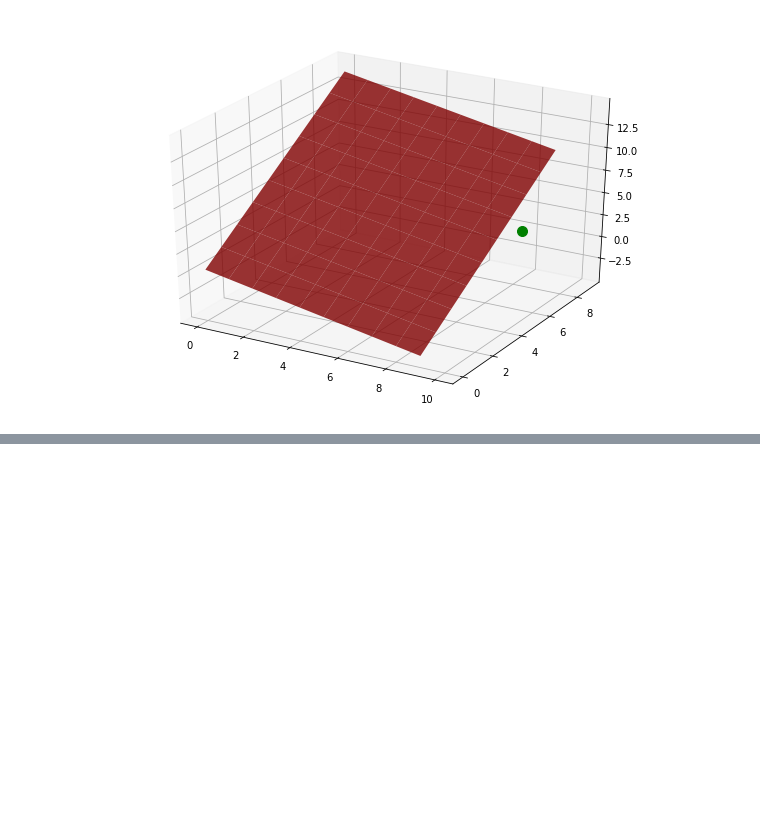
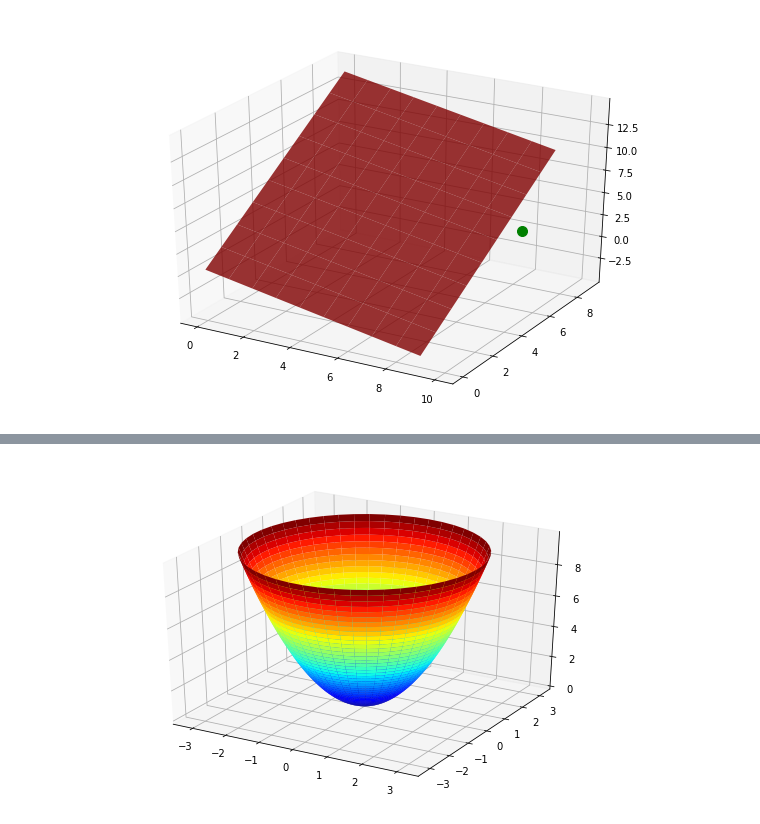
Before and after one commit to Tatjana-pmf/matematicki_-softver_dz, a Jupyter notebook: 1.dz.matsoft.ipynb, the cells around one changed output, grey strips where cells are left out. Cells and saved outputs as stored; diff of their text form; code cells hidden in the pictures; blank space fills up the shorter version.

```diff
--- a/1.dz.matsoft.ipynb
+++ b/1.dz.matsoft.ipynb
@@ -537,0 +540,14 @@ images = []
+# %%
+def hiper_vector(a,b,c):
+    ph=np.linspace(0,2*np.pi)
+    the=np.linspace(0,np.pi)
+    x=np.array([a*np.cos(ph)*the0 for the0 in the])
+    y=np.array([b*np.sin(ph)*the0 for the0 in the])
+    z=(x**2 + y**2)*c
+    return x,y,z
+s=hiper_vector(1,1,1)
+plt3d = plt.figure(figsize=(9,6)).gca(projection='3d')
+plt3d.plot_surface(*s, linewidth=10,cmap=cm.jet,shade=True)
+plt.show()
+# %% [output]
+[figure, added]
```
Also changed, not shown: parts of 46 cells of this notebook.
